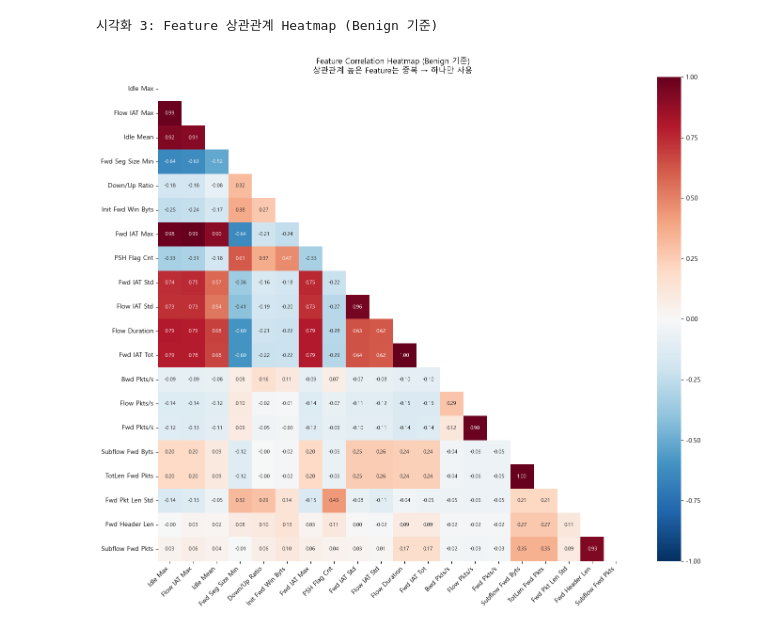
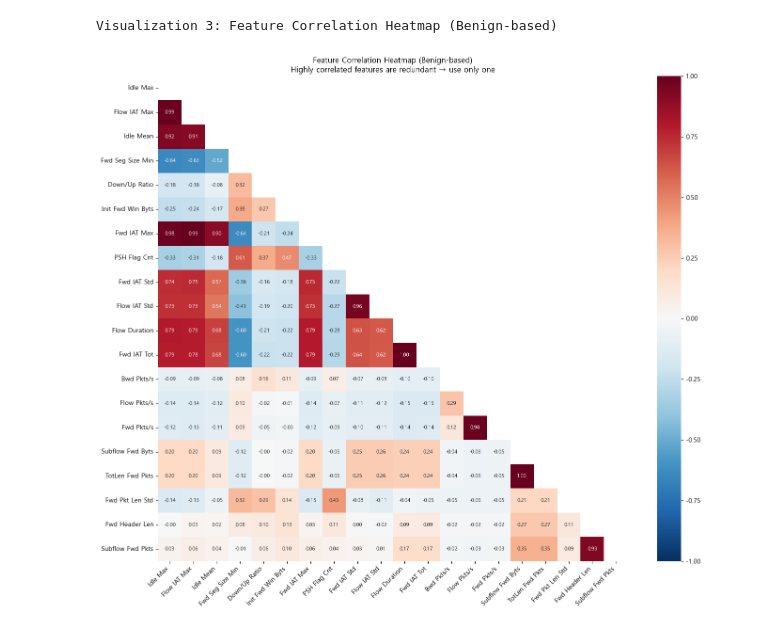
Before and after one commit to eunhui33/Network-Forensic-Tool--Rule-based-Detection, a Jupyter notebook: src/06_train_category.ipynb, the cells around one changed output. Cells and saved outputs as stored; diff of their text form; code cells hidden in the pictures.

```diff
--- a/src/06_train_category.ipynb
+++ b/src/06_train_category.ipynb
@@ -7,10 +9,6 @@ import seaborn as sns
 # %%
-# Set Korean font
-plt.rcParams['font.family'] = 'Malgun Gothic'
-plt.rcParams['axes.unicode_minus'] = False
-
 # Load data
-df = pd.read_csv(r'C:\Users\3eunh\OneDrive\Desktop\NS\code\data\05_train_with_category.csv')
+df = pd.read_csv(r'../data/05_train_with_category.csv')
 
 print("Feature Analysis by Category (Welch's t-test + Visualization)")
 
@@ -613,26 +558,26 @@ plt.show()
 # %%
-# 시각화 3: Feature 상관관계 Heatmap (Benign 기준, Top 20)
-print("시각화 3: Feature 상관관계 Heatmap (Benign 기준)")
+# Visualization 3: Feature Correlation Heatmap (Benign-based, Top 20)
+print("Visualization 3: Feature Correlation Heatmap (Benign-based)")
 
-# Top 20 Feature 선택
+# Select Top 20 features
 top_20_features = [feat for feat, count in feature_counts.most_common(20)]
 
-# Benign 데이터에서 상관관계 계산
+# Calculate correlation on Benign data
 corr_data = benign[top_20_features].corr()
 
 fig, ax = plt.subplots(figsize=(14, 12))
 
-mask = np.triu(np.ones_like(corr_data, dtype=bool))  # 상삼각 마스크
+mask = np.triu(np.ones_like(corr_data, dtype=bool))  # Upper triangle mask
 sns.heatmap(corr_data, mask=mask, annot=True, fmt='.2f', cmap='RdBu_r',
             center=0, vmin=-1, vmax=1, ax=ax,
             annot_kws={'size': 8})
 
-ax.set_title('Feature Correlation Heatmap (Benign 기준)\n상관관계 높은 Feature는 중복 → 하나만 사용',
+ax.set_title('Feature Correlation Heatmap (Benign-based)\nHighly correlated features are redundant → use only one',
              fontsize=12)
 plt.xticks(rotation=45, ha='right')
 plt.yticks(rotation=0)
 plt.tight_layout()
 plt.show()
 # %% [output]
-시각화 3: Feature 상관관계 Heatmap (Benign 기준)
+Visualization 3: Feature Correlation Heatmap (Benign-based)
-[figure, old version]
+[figure, new version]
```
Also changed, not shown: parts of 17 cells of this notebook.
